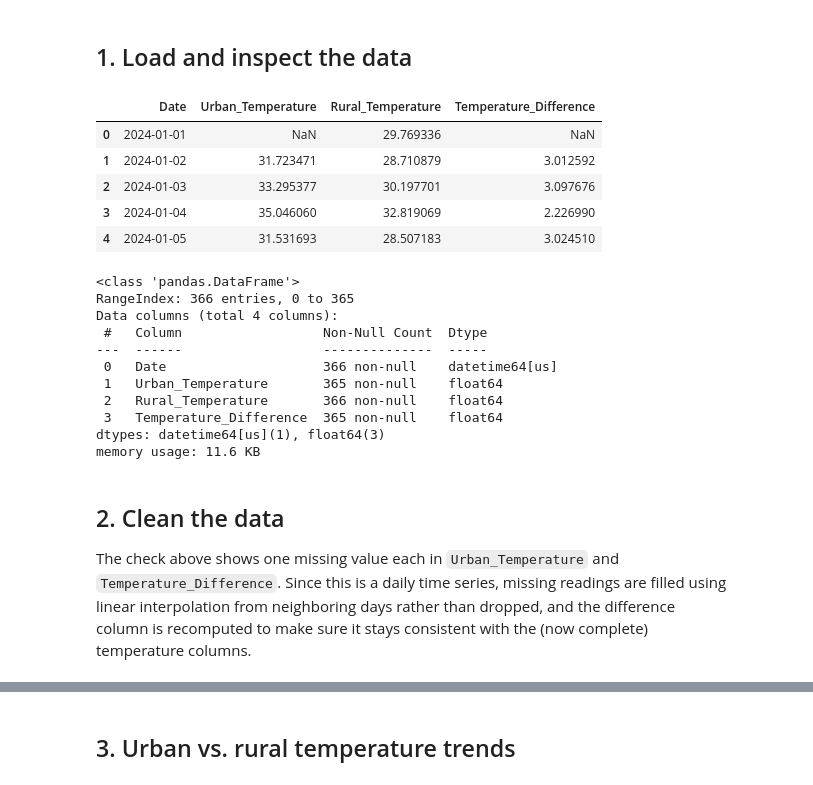
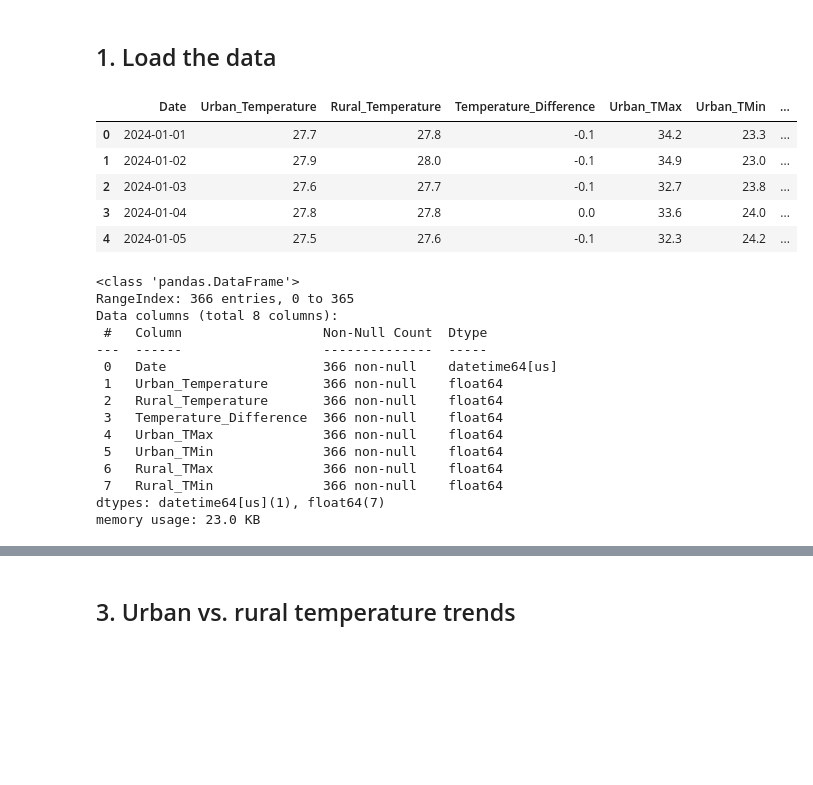
Before and after one commit to ChristechAnalytics/UHI_Analysis, a Jupyter notebook: notebooks/uhi_lagos_analysis.ipynb, the cells around one changed output, grey strips where cells are left out. Drawn from its saved outputs; the diff is of its cells as text; code cells hidden in the pictures; blank space fills up the shorter version.

```diff
--- a/notebooks/uhi_lagos_analysis.ipynb
+++ b/notebooks/uhi_lagos_analysis.ipynb
@@ -17,37 +16,39 @@ This project analyzes the **Urban Heat Island (UHI) effect** by comparing daily
 # %% [markdown]
-## 1. Load and inspect the data
+## 1. Load the data
 # %%
 import pandas as pd
 import numpy as np
 import matplotlib.pyplot as plt
 import seaborn as sns
 
 sns.set_theme(style="whitegrid")
 
-data = pd.read_excel("../data/urban_heat_island_demo.xlsx")
+data = pd.read_csv("../data/lagos_uhi_2024.csv", parse_dates=["Date"])
+station = pd.read_csv("../data/lagos_airport_station_2024.csv", parse_dates=["Date"])
+
 data.head()
 # %% [output]
-|  | Date | Urban_Temperature | Rural_Temperature | Temperature_Difference |
-| 0 | 2024-01-01 | NaN | 29.769336 | NaN |
-| 1 | 2024-01-02 | 31.723471 | 28.710879 | 3.012592 |
-| 2 | 2024-01-03 | 33.295377 | 30.197701 | 3.097676 |
-| 3 | 2024-01-04 | 35.046060 | 32.819069 | 2.226990 |
-| 4 | 2024-01-05 | 31.531693 | 28.507183 | 3.024510 |
+|  | Date | Urban_Temperature | Rural_Temperature | Temperature_Difference | Urban_TMax | Urban_TMin | ... |
+| 0 | 2024-01-01 | 27.7 | 27.8 | -0.1 | 34.2 | 23.3 | ... |
+| 1 | 2024-01-02 | 27.9 | 28.0 | -0.1 | 34.9 | 23.0 | ... |
+| 2 | 2024-01-03 | 27.6 | 27.7 | -0.1 | 32.7 | 23.8 | ... |
+| 3 | 2024-01-04 | 27.8 | 27.8 | 0.0 | 33.6 | 24.0 | ... |
+| 4 | 2024-01-05 | 27.5 | 27.6 | -0.1 | 32.3 | 24.2 | ... |
 # %%
 data.info()
 # %% [output]
 <class 'pandas.DataFrame'>
 RangeIndex: 366 entries, 0 to 365
-Data columns (total 4 columns):
+Data columns (total 8 columns):
  #   Column                  Non-Null Count  Dtype
 ---  ------                  --------------  -----
  0   Date                    366 non-null    datetime64[us]
- 1   Urban_Temperature       365 non-null    float64
+ 1   Urban_Temperature       366 non-null    float64
  2   Rural_Temperature       366 non-null    float64
- 3   Temperature_Difference  365 non-null    float64
-dtypes: datetime64[us](1), float64(3)
-memory usage: 11.6 KB
+ 3   Temperature_Difference  366 non-null    float64
+ 4   Urban_TMax              366 non-null    float64
+ 5   Urban_TMin              366 non-null    float64
+ 6   Rural_TMax              366 non-null    float64
+ 7   Rural_TMin              366 non-null    float64
+dtypes: datetime64[us](1), float64(7)
+memory usage: 23.0 KB
-# %% [markdown]
-## 2. Clean the data
-
-The check above shows one missing value each in `Urban_Temperature` and `Temperature_Difference`. Since this is a daily time series, missing readings are filled using linear interpolation from neighboring days rather than dropped, and the difference column is recomputed to make sure it stays consistent with the (now complete) temperature columns.
```
Also changed, not shown: parts of 23 cells of this notebook, 14 other files.
